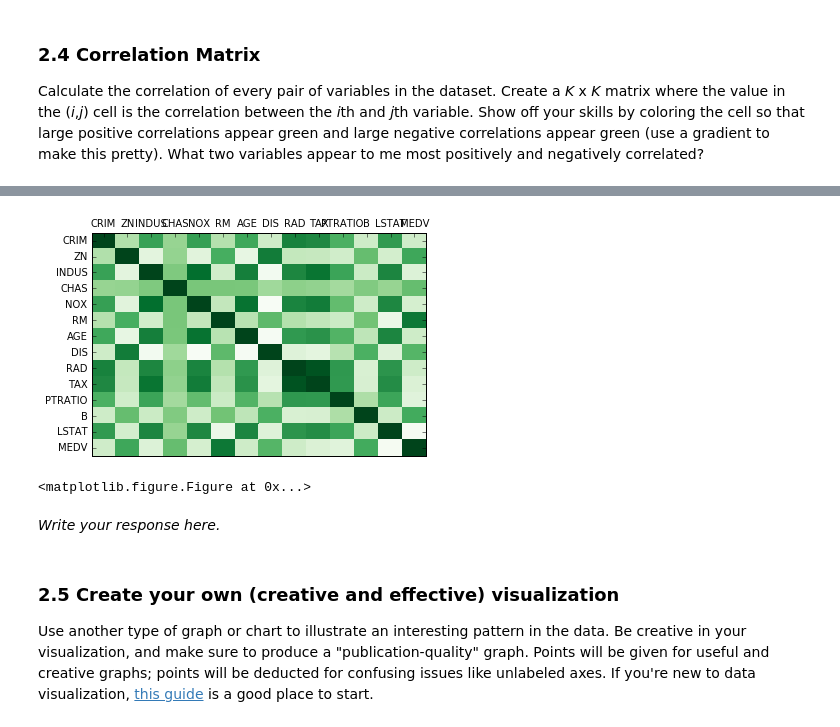
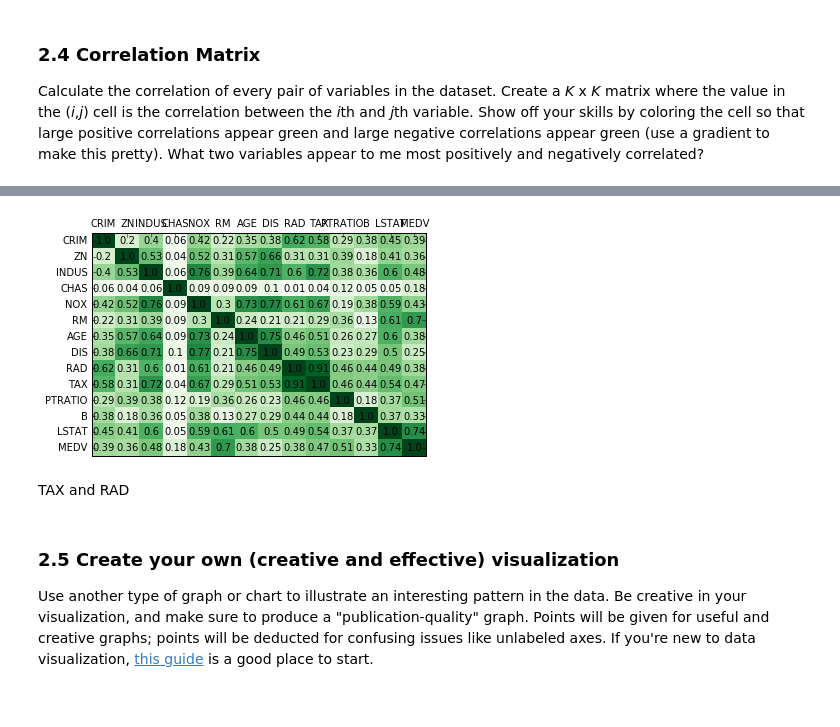
Before and after one commit to landot/IPYTHON, a Jupyter notebook: LANDOWSKI_TIMOTHY-PS1.ipynb, the cells around one changed output, grey strips where cells are left out. Saved outputs shown, nothing was run; the diff lists cells and outputs as text; code cells hidden in the pictures.

```diff
--- a/LANDOWSKI_TIMOTHY-PS1.ipynb
+++ b/LANDOWSKI_TIMOTHY-PS1.ipynb
@@ -344,6 +353,7 @@ Calculate the correlation of every pair of variables in the dataset. Create a *K
 cols = boston.columns.values
 print(cols)
 pairs = []
+
 #creates list of variable pairs
 for item1 in cols:
     for item2 in cols:
@@ -355,16 +365,6 @@ for item1 in cols:
             add = False
         if(add):
             pairs.append([item1, item2])
-
-print(len(pairs))
-
-#finds the correlation coefficient for each pair
-for pair in pairs:
-    print(pair)
-    corr_arr = np.corrcoef(boston[pair[0]], boston[pair[1]])
-    print(corr_arr[0][1])
-    #print(type(corr_arr[1]))
-    print(' ')
 # %% [output]
 ['CRIM' 'ZN' 'INDUS' 'CHAS' 'NOX' 'RM' 'AGE' 'DIS' 'RAD' 'TAX' 'PTRATIO'
  'B' 'LSTAT' 'MEDV']
@@ -438,27 +402,44 @@ corr_df
 # %%
 fig, ax = plt.subplots()
 
+#df turned positive
+pos_df = corr_df
 
-heatmap = ax.pcolor(corr_df, cmap=plt.cm.Greens)
+#makes negative numbers positive
+for col in cols:
+    for row in cols:
+        if(pos_df[col][row] < 0):
+            pos_df.loc[col][row] = pos_df.loc[col][row] * -1
+            pos_df.loc[row][col] = pos_df.loc[row][col] * -1
+
+heatmap = ax.pcolor(pos_df, cmap=plt.cm.Greens)
 
 # put the major ticks at the middle of each cell
 ax.set_xticks(np.arange(corr_df.shape[0])+0.5, minor=False)
 ax.set_yticks(np.arange(corr_df.shape[1])+0.5, minor=False)
 
-# want a more natural, table-like display
+# adding line ticks and making y axis
 ax.invert_yaxis()
 ax.xaxis.tick_top()
 
+#setting ticks on axis for more visibility
 ax.set_xticklabels(cols)
 ax.set_yticklabels(cols)
 
-
+#adds numbers to cells (rounded to 2 places)
+count1 = 0
+count2 = 0
+for col in cols:
+    for row in cols:
+        ax.text(count2 + .5,count1 + .5, round(corr_df[col][row],2),horizontalalignment='center', verticalalignment='center',)
+        count1 = count1 + 1
+    count1 = 0
+    count2 = count2 + 1
 plt.show()
 # %% [output]
-[figure, old version]
+[figure, new version]
-<matplotlib.figure.Figure at 0x...>
-# %% [markdown]
-*Write your response here.*
+# %% [markdown]
+TAX and RAD
 # %% [markdown]
 ### 2.5 Create your own (creative and effective) visualization
 
```
Also changed, not shown: parts of 20 cells of this notebook.
